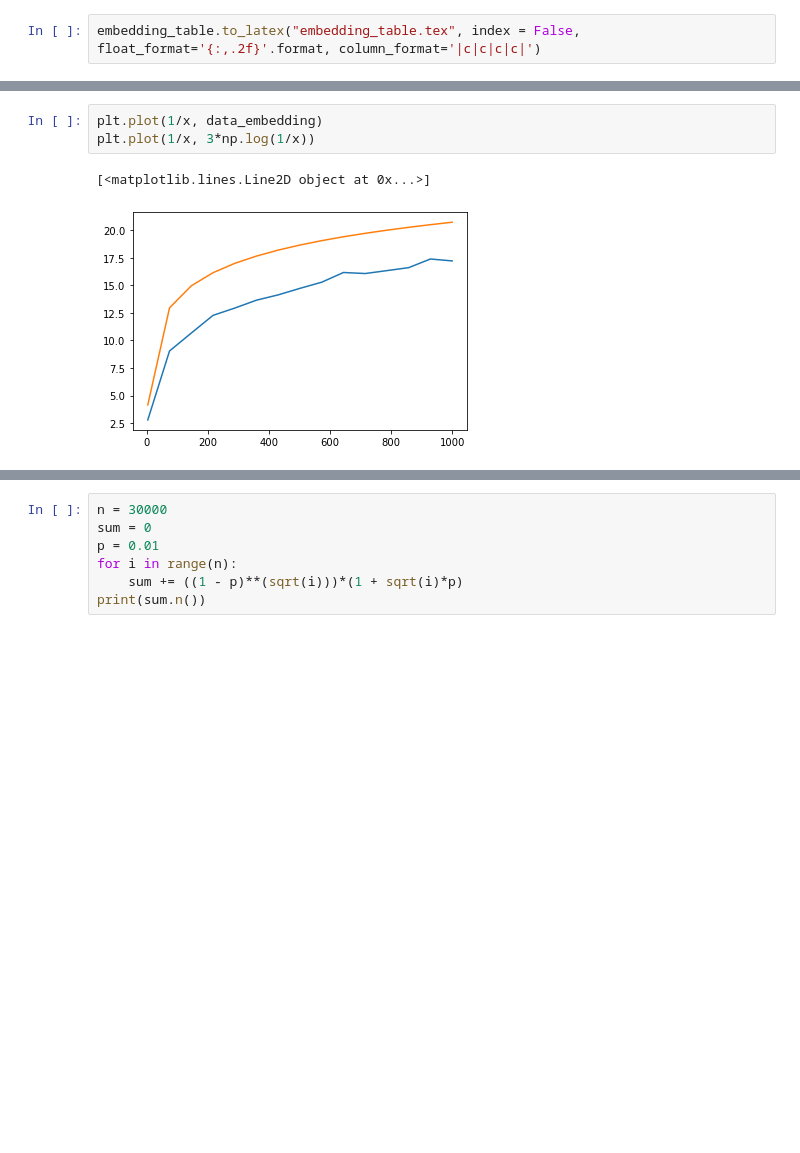
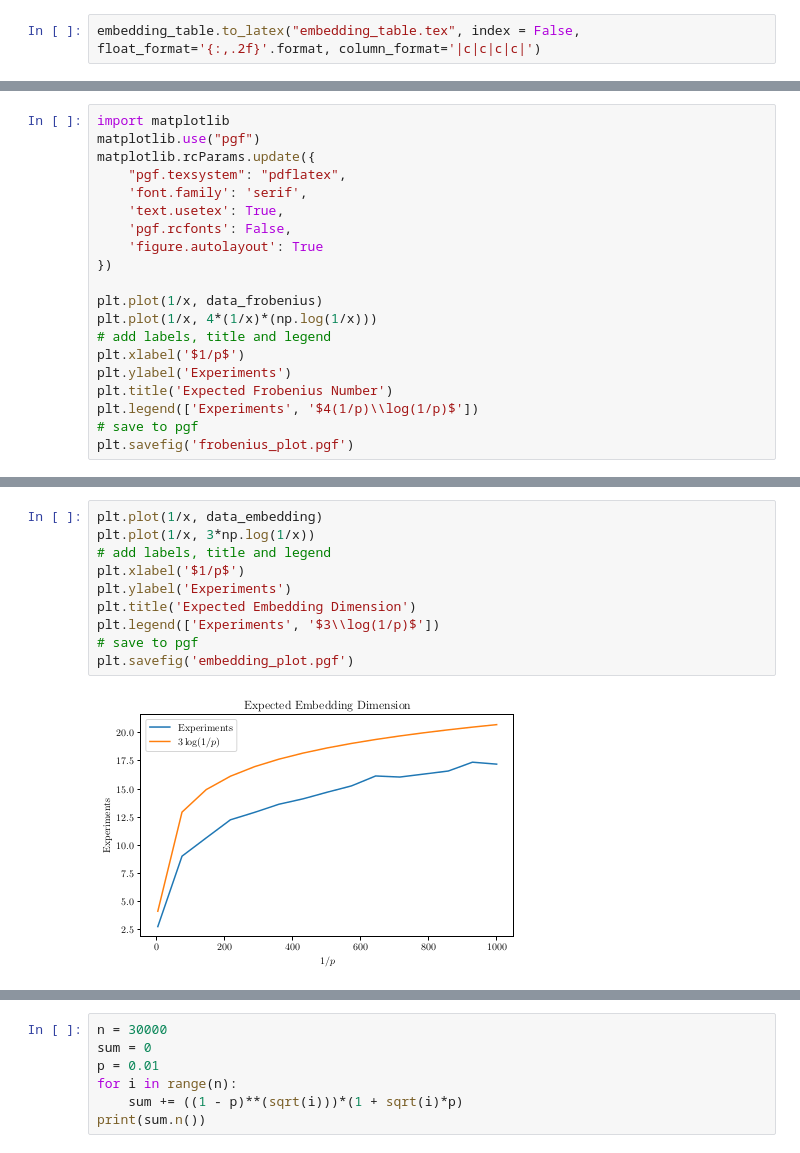
Before and after one commit to smoralesduarte/randnumsgps, a Jupyter notebook: erdossmgps.ipynb, the cells around one changed output, grey strips where cells are left out. Cells and saved outputs as stored; diff of their text form; blank space fills up the shorter version.

Commit message:
Added plots

```diff
--- a/erdossmgps.ipynb
+++ b/erdossmgps.ipynb
@@ -295,0 +312,20 @@ plt.plot(1/x, 4*(1/x)*(np.log(1/x)))
+# %%
+import matplotlib
+matplotlib.use("pgf")
+matplotlib.rcParams.update({
+    "pgf.texsystem": "pdflatex",
+    'font.family': 'serif',
+    'text.usetex': True,
+    'pgf.rcfonts': False,
+    'figure.autolayout': True
+})
+
+plt.plot(1/x, data_frobenius)
+plt.plot(1/x, 4*(1/x)*(np.log(1/x)))
+# add labels, title and legend
+plt.xlabel('$1/p$')
+plt.ylabel('Experiments')
+plt.title('Expected Frobenius Number')
+plt.legend(['Experiments', '$4(1/p)\\log(1/p)$'])
+# save to pgf
+plt.savefig('frobenius_plot.pgf')
@@ -296,6 +334,12 @@ plt.plot(1/x, 4*(1/x)*(np.log(1/x)))
 # %%
 plt.plot(1/x, data_embedding)
 plt.plot(1/x, 3*np.log(1/x))
+# add labels, title and legend
+plt.xlabel('$1/p$')
+plt.ylabel('Experiments')
+plt.title('Expected Embedding Dimension')
+plt.legend(['Experiments', '$3\\log(1/p)$'])
+# save to pgf
+plt.savefig('embedding_plot.pgf')
 # %% [output]
-[<matplotlib.lines.Line2D object at 0x...>]
-[figure, old version]
+[figure, new version]
```
Also changed, not shown: parts of 15 cells of this notebook.
